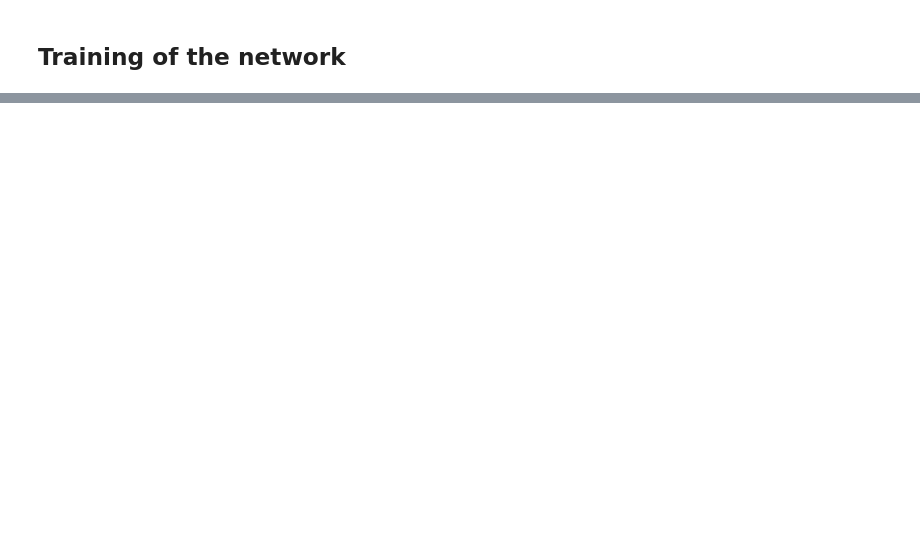
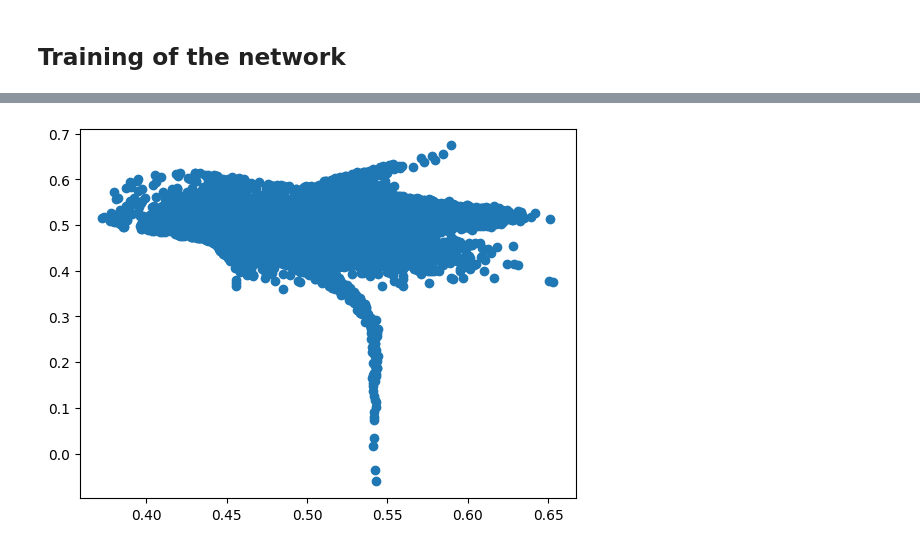
Before and after one commit to sachaguer/jaxili, a Jupyter notebook: notebooks/test_real_nvp.ipynb, the cells around one changed output, grey strips where cells are left out. Saved outputs shown, nothing was run; the diff lists cells and outputs as text; code cells hidden in the pictures; blank space fills up the shorter version.

```diff
--- a/notebooks/test_real_nvp.ipynb
+++ b/notebooks/test_real_nvp.ipynb
@@ -291,0 +299,2 @@ WARNING:chainconsumer:Parameter 1 in chain Prediction is not constrained
+# %%
+bijector = nvp.bijector
@@ -291,0 +312,12 @@ WARNING:chainconsumer:Parameter 1 in chain Prediction is not constrained
+# %%
+def backward_sample(x):
+    return bijector.inverse(x)
+# %%
+backward = jax.vmap(backward_sample)(reference_samples).reshape((10000, 2))
+# %%
+plt.figure()
+
+plt.scatter(backward[:, 0], backward[:, 1], label='Inverse')
+plt.show()
+# %% [output]
+[figure, added]
```
Also changed, not shown: parts of 15 cells of this notebook, 3 other files.
